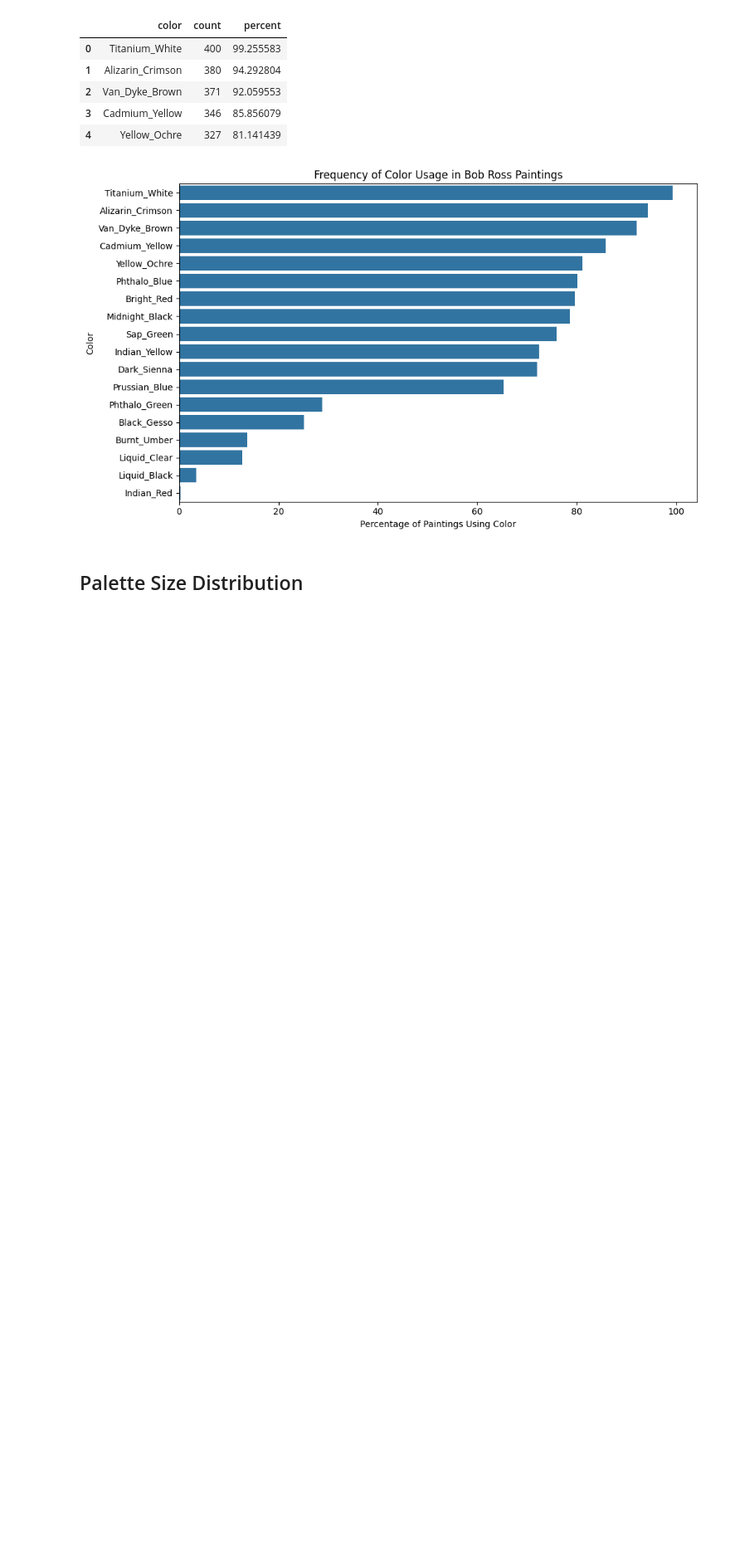
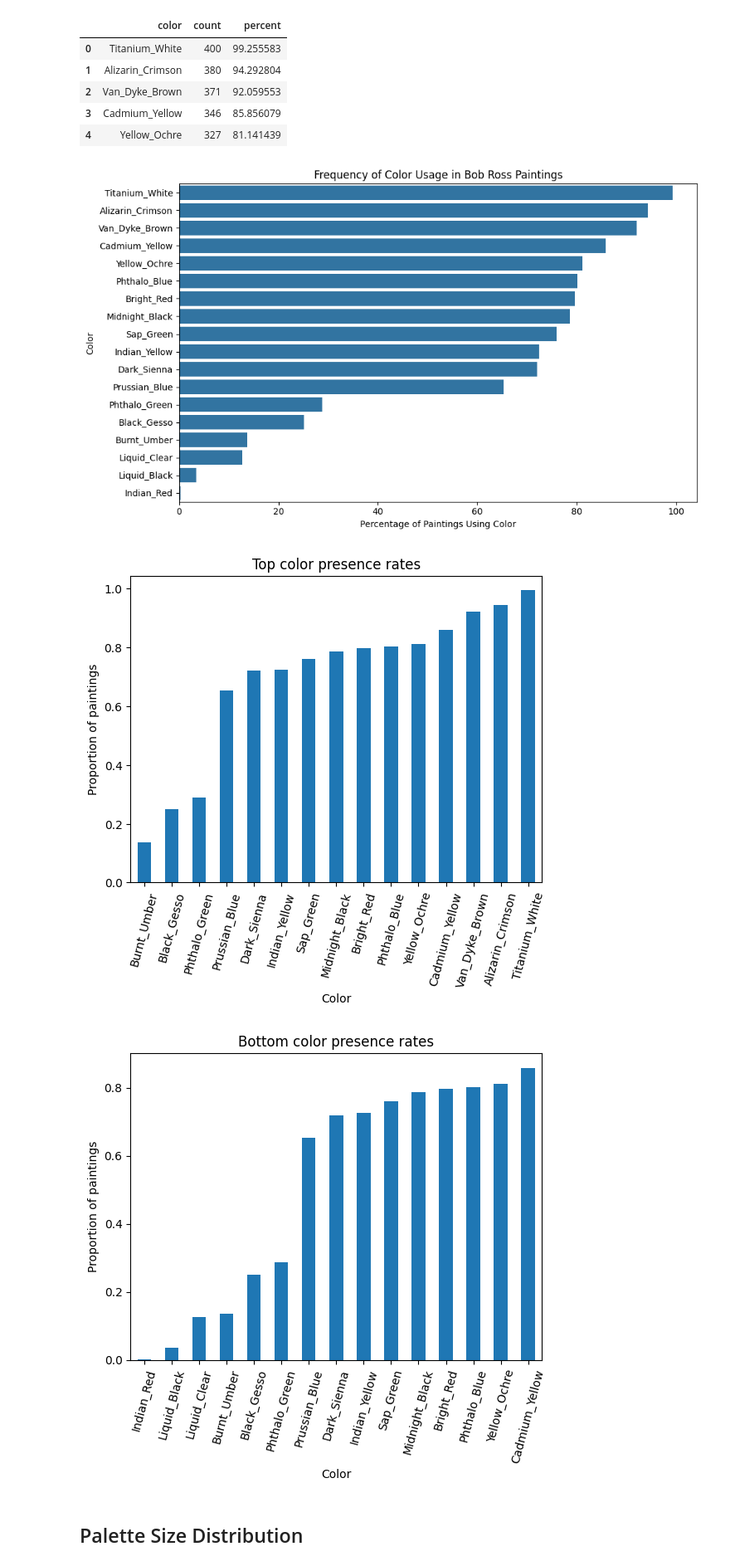
Before and after one commit to liubruce11/BA820-TeamB7, a Jupyter notebook: Bob_Ross.ipynb, the cells around one changed output. Shown at 83% size. Drawn from its saved outputs; the diff is of its cells as text; code cells hidden in the pictures; blank space fills up the shorter version.

```diff
--- a/Bob_Ross.ipynb
+++ b/Bob_Ross.ipynb
@@ -112,6 +112,30 @@ plt.tight_layout()
 plt.show()
 # %% [output]
 [figure]
+# %%
+import matplotlib.pyplot as plt
+
+top_n = 15
+bottom_n = 15
+
+plt.figure()
+color_presence_rate.tail(top_n).plot(kind='bar')
+plt.title('Top color presence rates')
+plt.xlabel('Color')
+plt.ylabel('Proportion of paintings')
+plt.xticks(rotation=75)
+plt.show()
+
+plt.figure()
+color_presence_rate.head(bottom_n).plot(kind='bar')
+plt.title('Bottom color presence rates')
+plt.xlabel('Color')
+plt.ylabel('Proportion of paintings')
+plt.xticks(rotation=75)
+plt.show()
+# %% [output]
+[figure, added]
+[figure, added]
 # %% [markdown]
 ## Palette Size Distribution
 # %%
```
Also changed, not shown: parts of 1 cell of this notebook.
